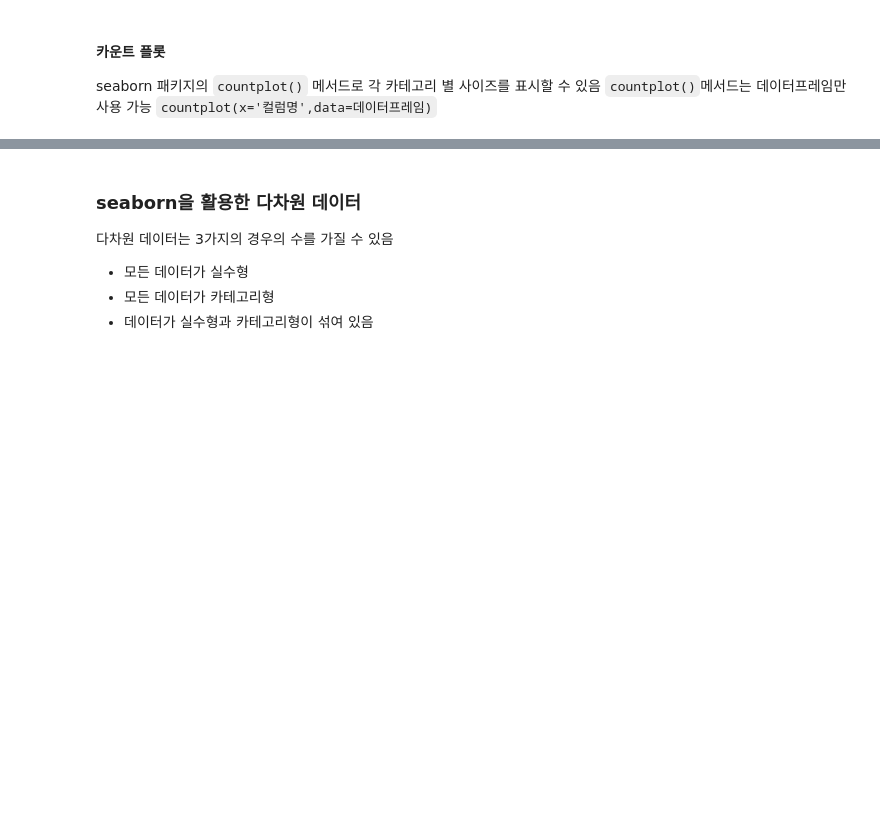
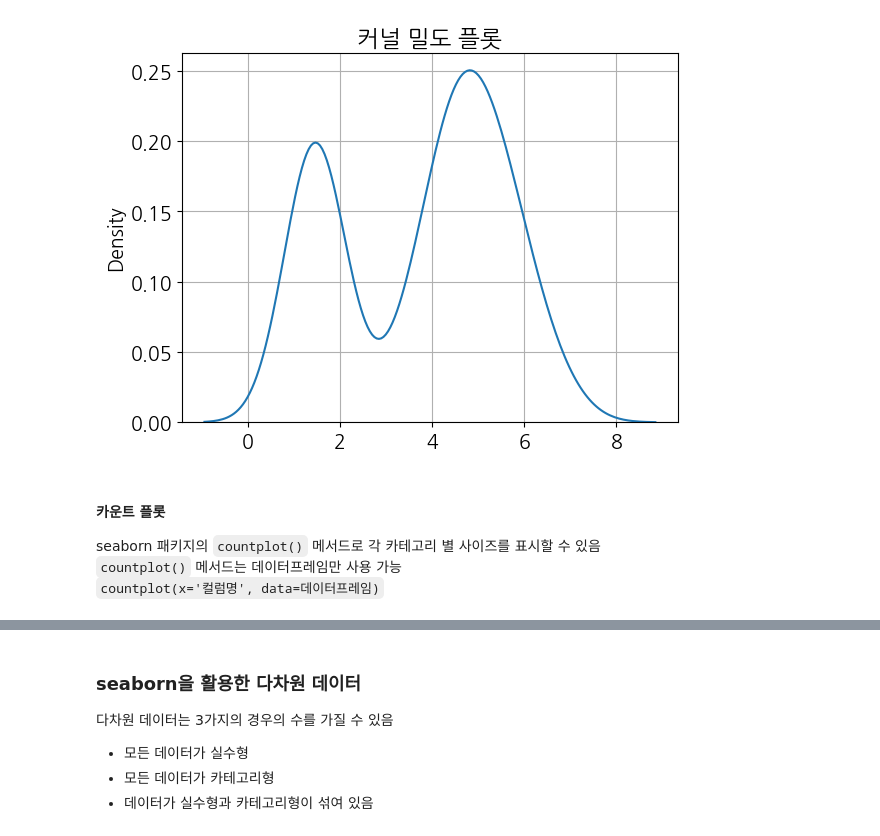
Before and after one commit to pjh753156a/python-basic, a Jupyter notebook: python-data-analysis-basic-20240118-main/matplotlib_visualize_data/matplotlib_example.ipynb, the cells around one changed output, grey strips where cells are left out. Saved outputs shown, nothing was run; the diff lists cells and outputs as text; code cells hidden in the pictures; blank space fills up the shorter version.

```diff
--- a/python-data-analysis-basic-20240118-main/matplotlib_visualize_data/matplotlib_example.ipynb
+++ b/python-data-analysis-basic-20240118-main/matplotlib_visualize_data/matplotlib_example.ipynb
@@ -28,7 +59,12 @@ flights = seaborn.load_dataset('flights') # 여객기 데이터
+# %%
+seaborn.kdeplot(data)
+plt.title('커널 밀도 플롯')
+plt.grid(True)
+plt.show()
+# %% [output]
+[figure, added]
 # %% [markdown]
 #### 카운트 플롯
-
-seaborn 패키지의 `countplot()` 메서드로 각 카테고리 별 사이즈를 표시할 수
-있음
-`countplot()`메서드는 데이터프레임만 사용 가능
-`countplot(x='컬럼명',data=데이터프레임)`
+seaborn 패키지의 `countplot()` 메서드로 각 카테고리 별 사이즈를 표시할 수 있음
+`countplot()` 메서드는 데이터프레임만 사용 가능
+`countplot(x='컬럼명', data=데이터프레임)`
```
Also changed, not shown: parts of 52 cells of this notebook, 2 other files.
